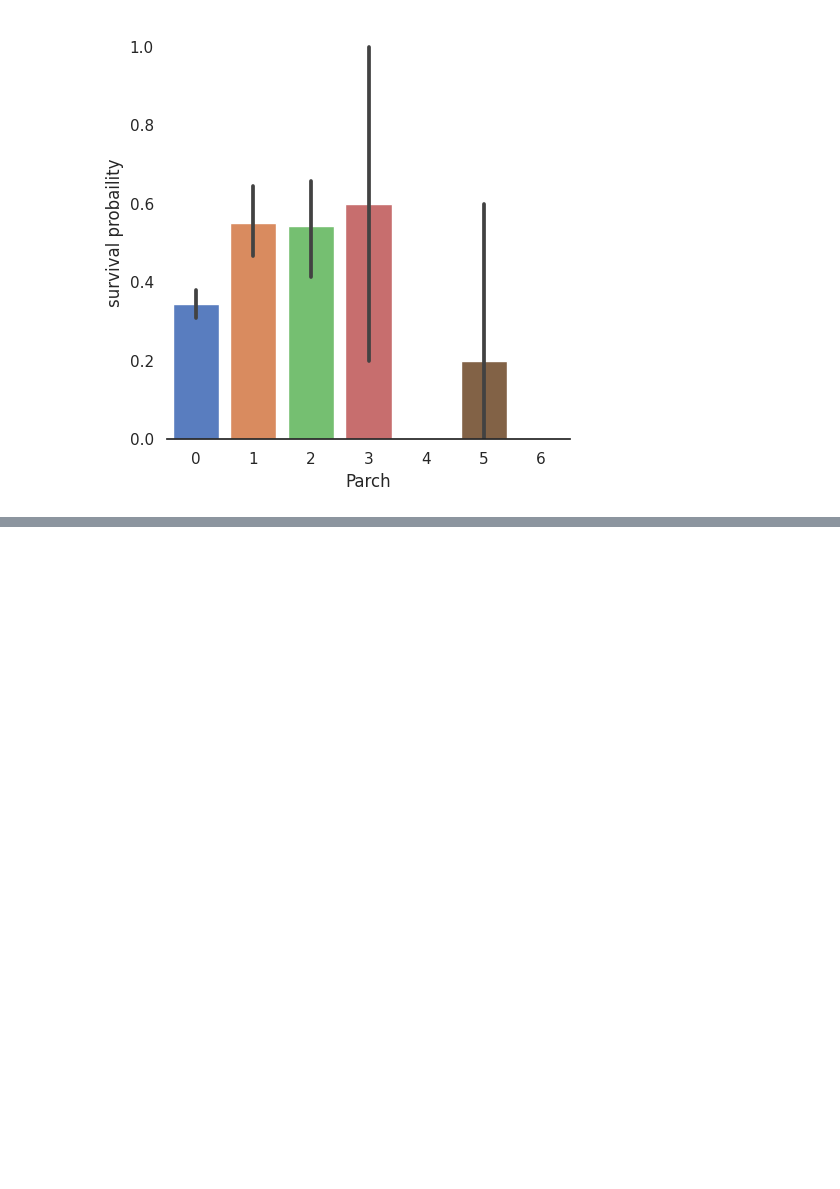
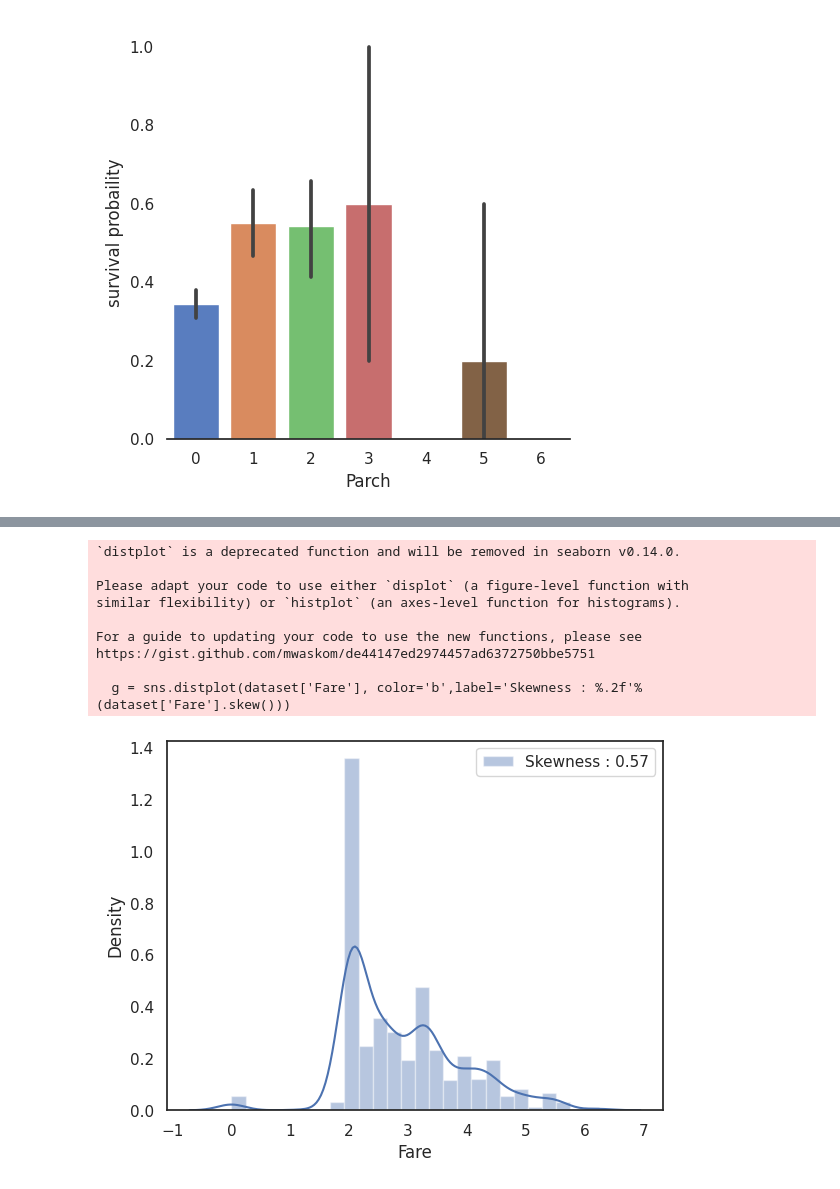
Before and after one commit to jhk990602/datapractice, a Jupyter notebook: Titanic_Top_4_with_ensemble_modeling.ipynb, the cells around one changed output, grey strips where cells are left out. Cells and saved outputs as stored; diff of their text form; code cells hidden in the pictures; blank space fills up the shorter version.

```diff
--- a/Titanic_Top_4_with_ensemble_modeling.ipynb
+++ b/Titanic_Top_4_with_ensemble_modeling.ipynb
@@ -183,0 +230,17 @@ g=g.set_ylabels('survival probaility')
+# %%
+# Apply log to Fare to reduce skewness distribution
+dataset['Fare']=dataset['Fare'].map(lambda i: np.log(i) if i > 0 else 0)
+# %%
+g = sns.distplot(dataset['Fare'], color='b',label='Skewness : %.2f'%(dataset['Fare'].skew()))
+g = g.legend(loc='best')
+# %% [output]
+`distplot` is a deprecated function and will be removed in seaborn v0.14.0.
+
+Please adapt your code to use either `displot` (a figure-level function with
+similar flexibility) or `histplot` (an axes-level function for histograms).
+
+For a guide to updating your code to use the new functions, please see
+https://gist.github.com/mwaskom/de44147ed2974457ad6372750bbe5751
+
+  g = sns.distplot(dataset['Fare'], color='b',label='Skewness : %.2f'%(dataset['Fare'].skew()))
+[figure, added]
```
Also changed, not shown: parts of 24 cells of this notebook.
